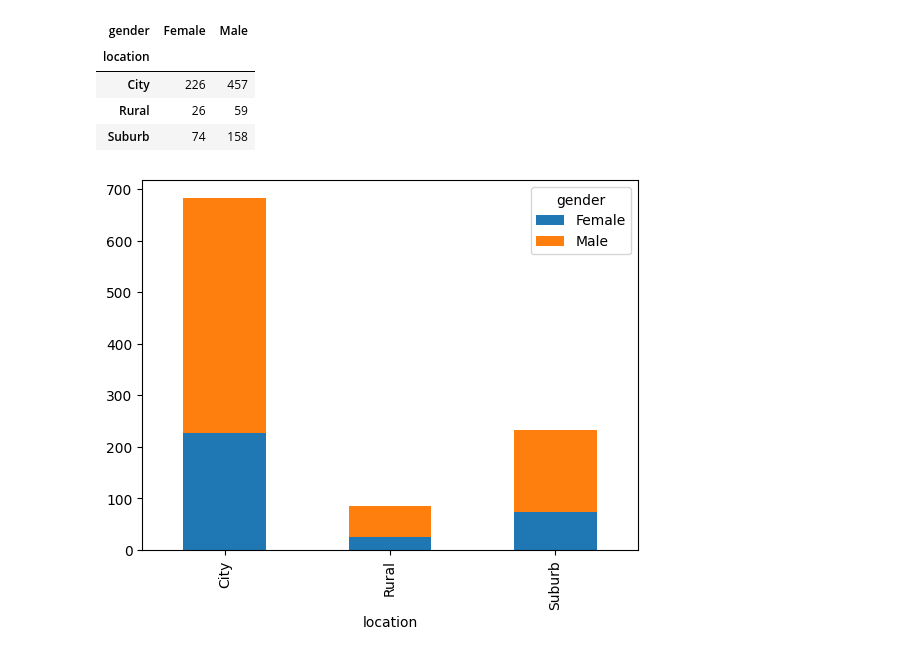
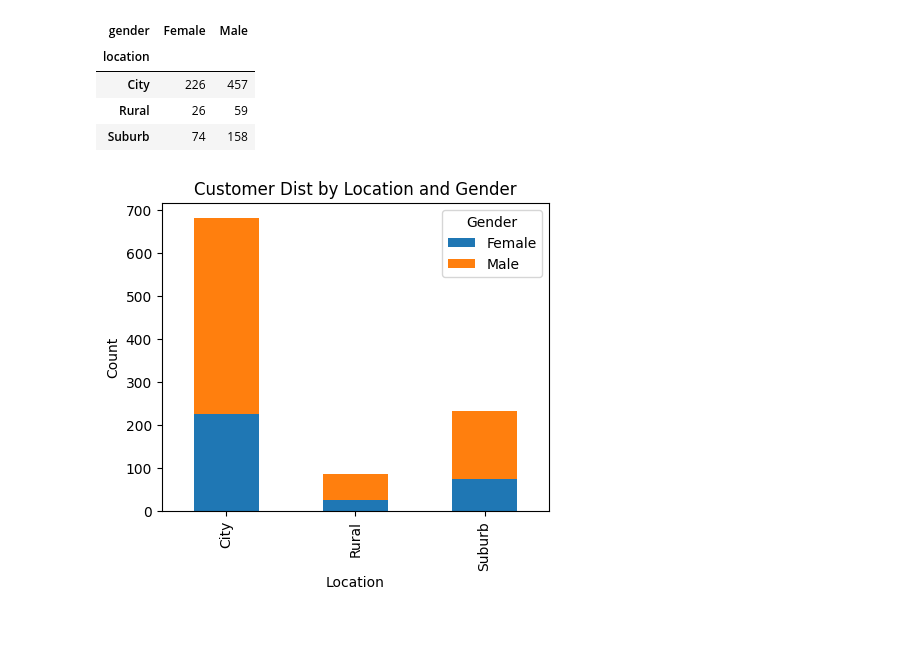
Before and after one commit to jdhova/DummyBank, a Jupyter notebook: Tasks1.ipynb, the cells around one changed output. Drawn from its saved outputs; the diff is of its cells as text; code cells hidden in the pictures; blank space fills up the shorter version.

```diff
--- a/Tasks1.ipynb
+++ b/Tasks1.ipynb
@@ -240,10 +240,14 @@ pd.DataFrame(location_gender2)
 | City | 226 | 457 |
 | Rural | 26 | 59 |
 | Suburb | 74 | 158 |
-# %%
-location_gender2.plot(kind='bar', stacked=True)
-plt.show()
-# %% [output]
-[figure, removed]
+# %%
+location_gender2.plot(kind='bar', stacked=True, figsize=(5,4))
+plt.title('Customer Dist by Location and Gender')
+plt.legend(title='Gender')
+plt.xlabel('Location')
+plt.ylabel('Count')
+plt.show()
+# %% [output]
+[figure, added]
 # %%
 location_gender2.plot(kind='bar', stacked=False)
```
Also changed, not shown: parts of 1 cell of this notebook, 1 other file.
